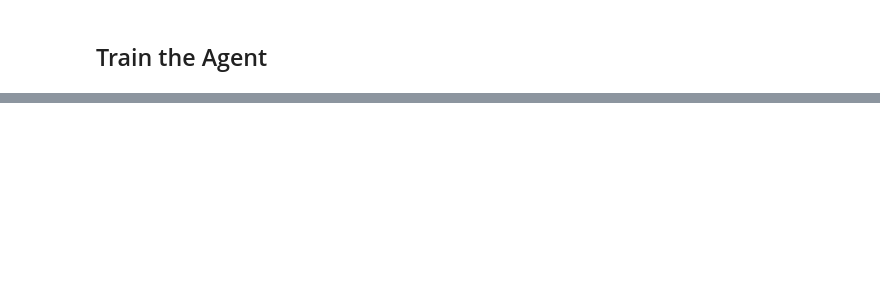
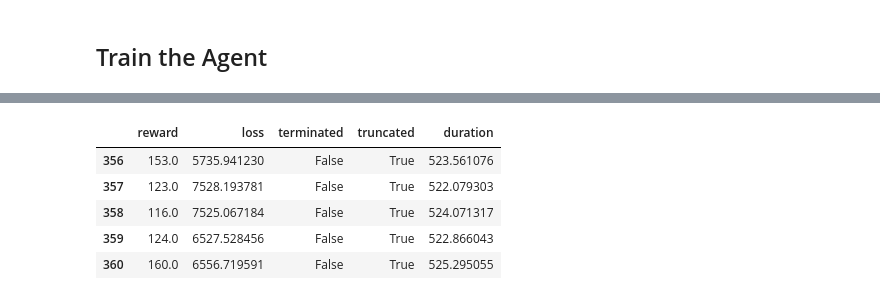
Before and after one commit to shogi-ai/environment, a Jupyter notebook: src/shogi_training.ipynb, the cells around one changed output, grey strips where cells are left out. Cells and saved outputs as stored; diff of their text form; code cells hidden in the pictures; blank space fills up the shorter version.

```diff
--- a/src/shogi_training.ipynb
+++ b/src/shogi_training.ipynb
@@ -94,0 +150,9 @@ df.head(30)
+# %%
+df.tail(5)
+# %% [output]
+|  | reward | loss | terminated | truncated | duration |
+| 356 | 153.0 | 5735.941230 | False | True | 523.561076 |
+| 357 | 123.0 | 7528.193781 | False | True | 522.079303 |
+| 358 | 116.0 | 7525.067184 | False | True | 524.071317 |
+| 359 | 124.0 | 6527.528456 | False | True | 522.866043 |
+| 360 | 160.0 | 6556.719591 | False | True | 525.295055 |
```
Also changed, not shown: parts of 15 cells of this notebook, 5 other files.
